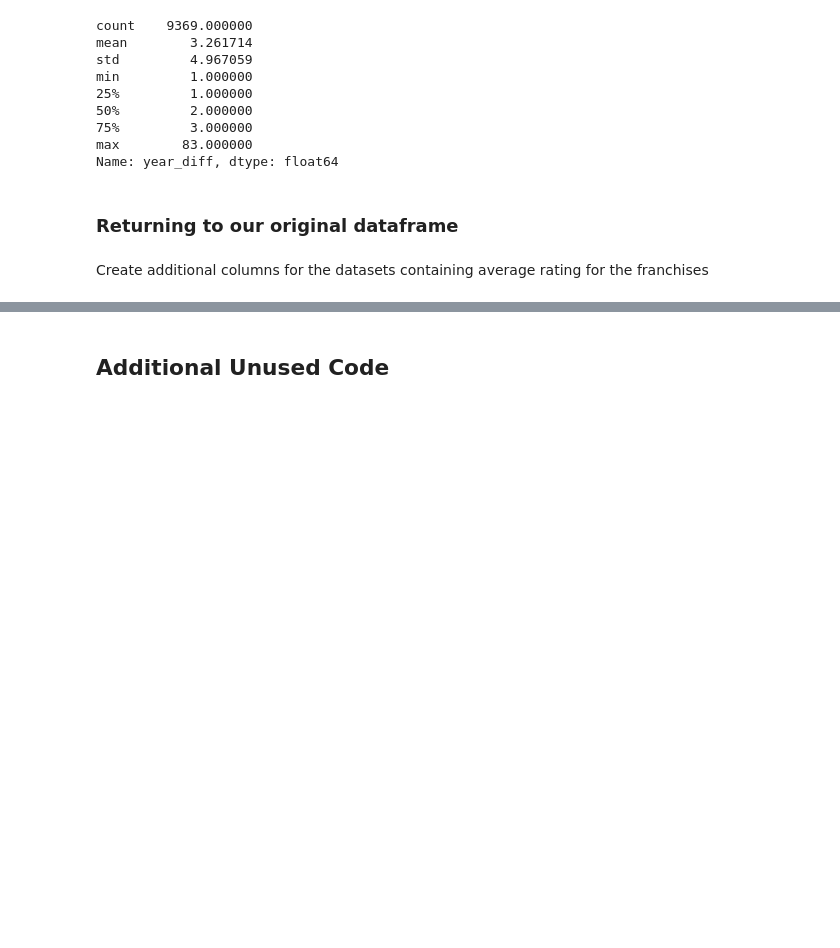
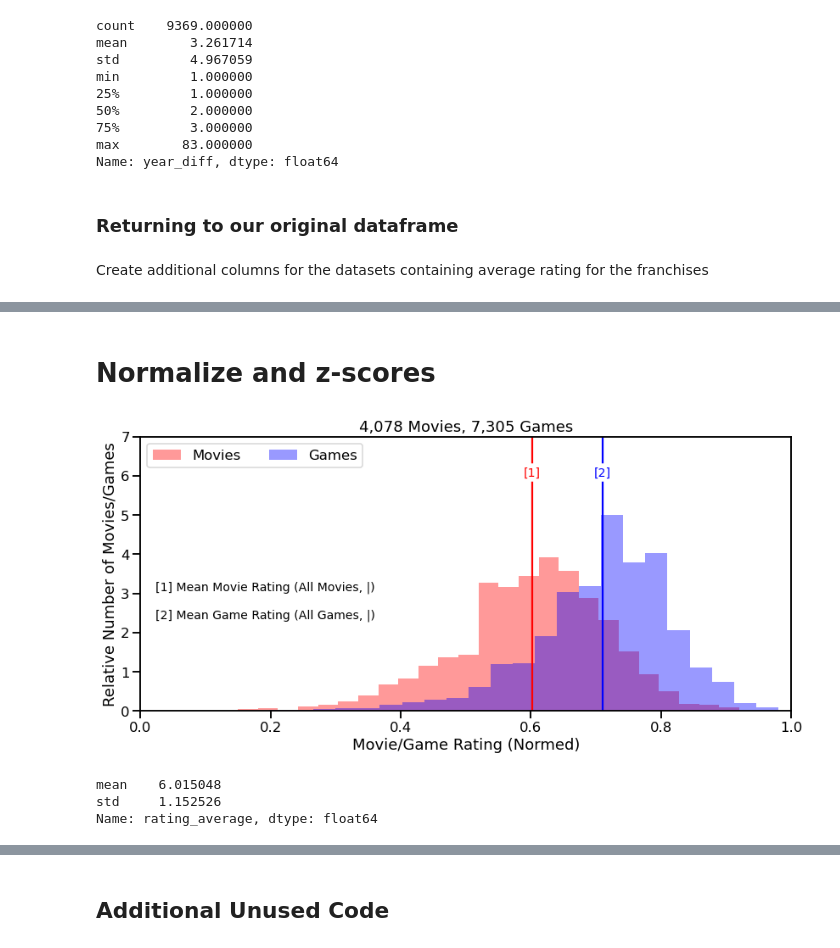
Before and after one commit to adambrennan150/Franchises, a Jupyter notebook: Initial_Analysis.ipynb, the cells around one changed output, grey strips where cells are left out. Saved outputs shown, nothing was run; the diff lists cells and outputs as text; code cells hidden in the pictures; blank space fills up the shorter version.

```diff
--- a/Initial_Analysis.ipynb
+++ b/Initial_Analysis.ipynb
@@ -14,6 +14,10 @@ Naming convention to standardise the column names
 games_df = games_df.rename(columns = {"titleType": "type", "rating": "age_rating", "startYear": "year", "primaryTitle": "title", "averageRating": "rating", "numVotes": "votes", "isAdult" : "is_adult"})
 movies_df = movies_df.rename(columns={"startYear": "year", "primaryTitle": "title", "isAdult" : "is_adult", "runtimeMinutes": "runtime", "averageRating": "rating", "numVotes": "votes"})
 movies_df = movies_df[["franchise_name", "franchise_id", "tconst", "title", "year", "is_adult", "runtime", "genres", "rating", "votes"]]
+# %%
+games_df.genres = games_df.genres.apply(lambda x: x.strip("[]").split(","))
+games_df.genres = games_df.genres.apply(lambda x: [i.strip(" '") for i in x])
+games_df.genres = games_df.genres.apply(lambda x: ', '.join(x))
 # %%
 movies_df["type"] = "movie"
 games_df["type"] = "game"
@@ -245,0 +158,11 @@ Using value_counts we discover 25% of our movies for the franchises are released
+# %% [markdown]
+# Normalize and z-scores
+# %%
+merged_years_df.loc[merged_years_df["type"] == "movie", 'z_rating'] = stats.zscore(merged_years_df.loc[merged_years_df["type"] == "movie", 'rating_average'])
+merged_years_df.loc[merged_years_df["type"] == "game", 'z_rating'] = stats.zscore(merged_years_df.loc[merged_years_df["type"] == "game", 'rating_average'])
+# %%
+cols = ["tconst", "rating_average", "votes_average", "year"]
+
+games_scores = merged_years_df[merged_years_df["type"] == "game"][cols]
+
+movies_scores = merged_years_df[merged_years_df["type"] == "movie"][cols]
@@ -245,0 +176,52 @@ Using value_counts we discover 25% of our movies for the franchises are released
+# %%
+fig, ax = plt.subplots(figsize=(fig_width*3, fig_height*2))
+
+interval = 0.01
+((movies_scores['rating_average']/10)).hist(
+    bins=25, ax=ax, grid=False, color="red", density=True, alpha=.4)
+((games_scores['rating_average']/10)).hist(
+    bins=25, ax=ax, grid=False, color="blue", density=True, alpha=.4)
+
+
+ax.set_ylim(0, 7)
+ax.set_xlim(0, 1)
+
+ax.legend(['Movies', 'Games'], ncol=2, loc='upper left')
+
+mean_movie_rating = (movies_scores['rating_average']/10).mean()
+mean_game_rating = (games_scores['rating_average']/10).mean()
+
+ax.axvline(mean_movie_rating, color="red")
+ax.axvline(mean_game_rating, color="blue")
+
+ax.text(mean_movie_rating, 6, '[1]', ha='center',color="red", backgroundcolor='w', fontsize=14)
+
+ax.text(mean_game_rating, 6, '[2]', ha='center',color="blue", backgroundcolor='w', fontsize=14)
+
+
+ax.text(
+    0, 2,
+    '''
+    [1] Mean Movie Rating (All Movies, |)
+
+    [2] Mean Game Rating (All Games, |)
+    ''',
+    fontsize=14
+)
+
+ax.set_xlabel('Movie/Game Rating (Normed)')
+ax.set_ylabel('Relative Number of Movies/Games')
+
+ax.set_title('{:,} Movies, {:,} Games'.format(len(movies_scores), len(games_scores)))
+
+fig.tight_layout()
+
+#fig.savefig('../../graphs/2400_fig_1_normed_rating_distributions.png', format='png', dpi=300)
+# %% [output]
+[figure, added]
+# %%
+merged_years_df[merged_years_df["type"] == "movie"]['rating_average'].agg(['mean', 'std'])
+# %% [output]
+mean    6.015048
+std     1.152526
+Name: rating_average, dtype: float64
```
Also changed, not shown: parts of 53 cells of this notebook.
